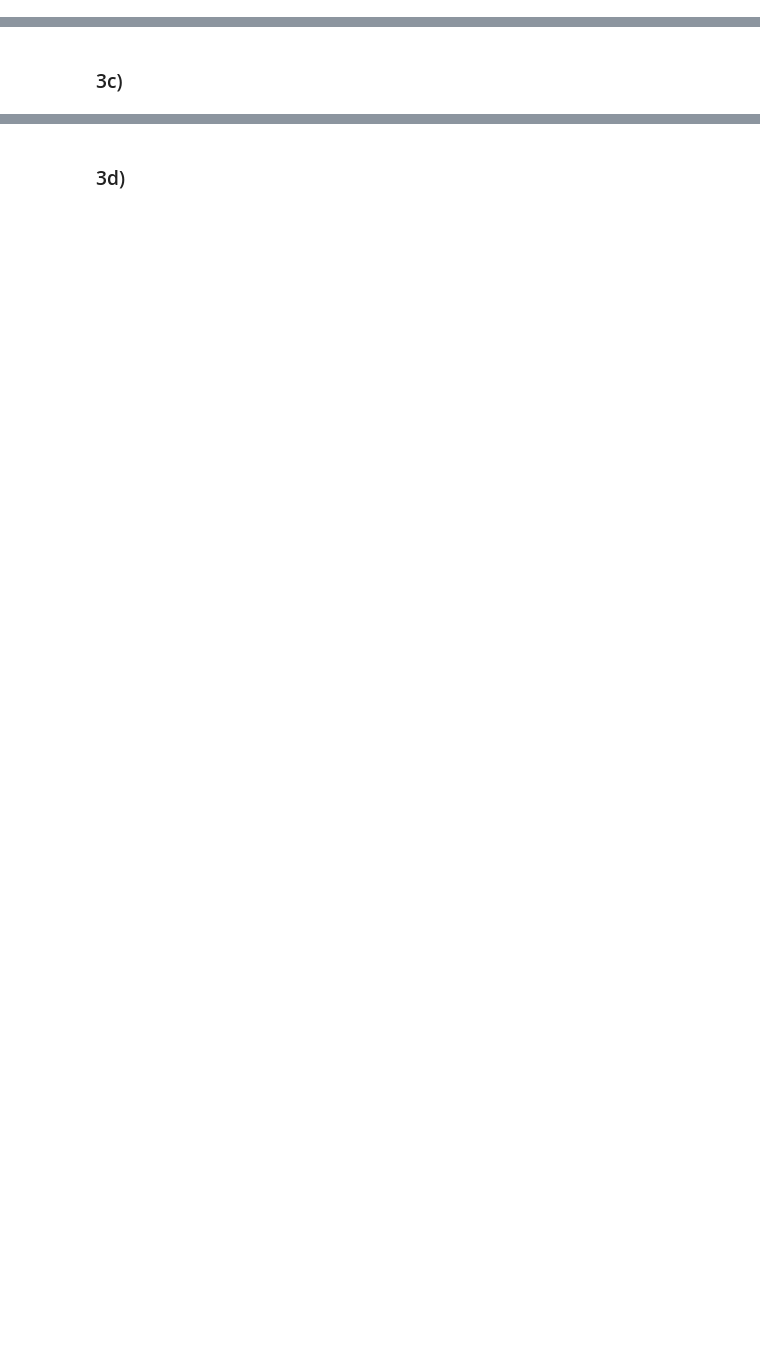
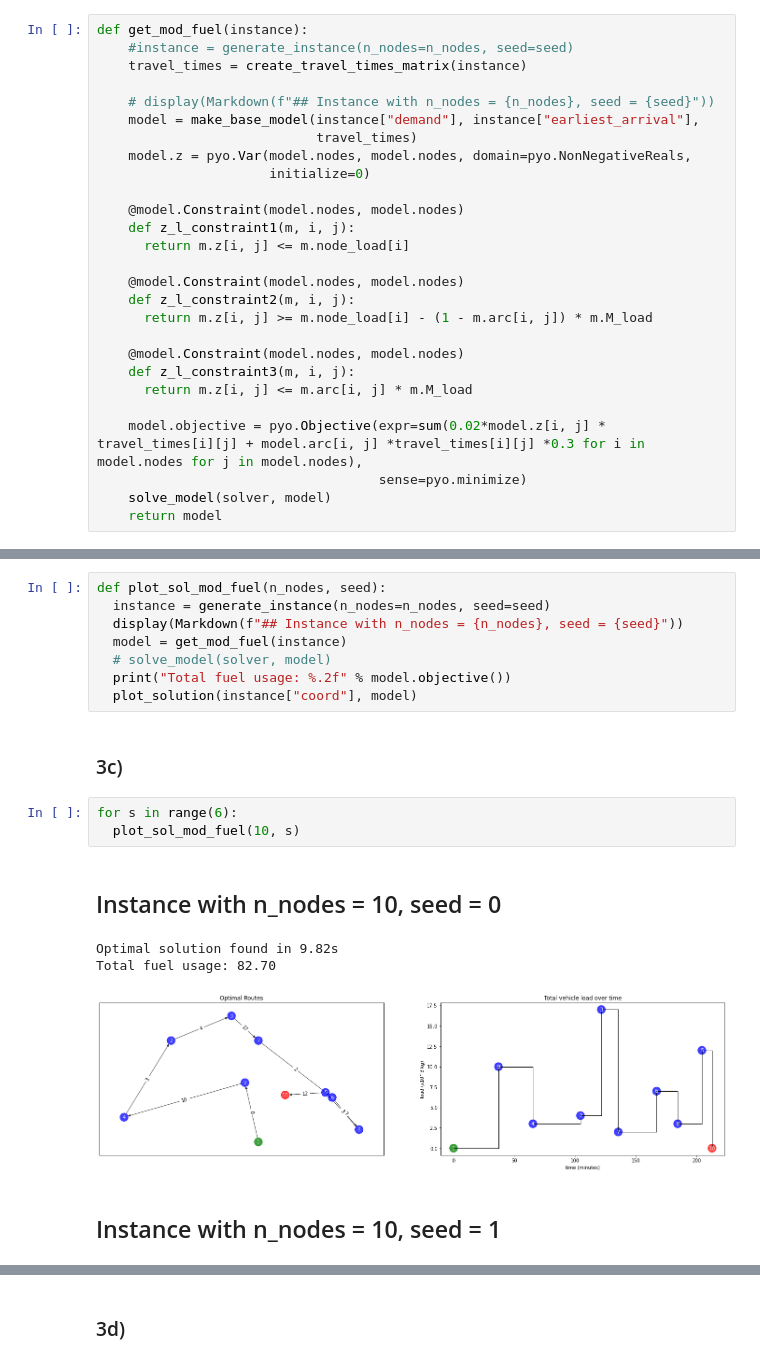
Before and after one commit to AnhVanGiang/MO, a Jupyter notebook: agg350_MO_Assignment_1.ipynb, the cells around one changed output, grey strips where cells are left out. Cells and saved outputs as stored; diff of their text form; blank space fills up the shorter version.

```diff
--- a/agg350_MO_Assignment_1.ipynb
+++ b/agg350_MO_Assignment_1.ipynb
@@ -405,3 +405,30 @@ plot_solution(instance3["coord"], model3)
 Optimal solution found in 0.32s
 Total fuel usage: 46.34
 [figure]
+# %%
+def get_mod_fuel(instance):
+    #instance = generate_instance(n_nodes=n_nodes, seed=seed)
+    travel_times = create_travel_times_matrix(instance)
+
+    # display(Markdown(f"## Instance with n_nodes = {n_nodes}, seed = {seed}"))
+    model = make_base_model(instance["demand"], instance["earliest_arrival"],
+                            travel_times)
+    model.z = pyo.Var(model.nodes, model.nodes, domain=pyo.NonNegativeReals,
+                      initialize=0)
+
+    @model.Constraint(model.nodes, model.nodes)
+    def z_l_constraint1(m, i, j):
+      return m.z[i, j] <= m.node_load[i]
+
+    @model.Constraint(model.nodes, model.nodes)
+    def z_l_constraint2(m, i, j):
+      return m.z[i, j] >= m.node_load[i] - (1 - m.arc[i, j]) * m.M_load
+
+    @model.Constraint(model.nodes, model.nodes)
+    def z_l_constraint3(m, i, j):
+      return m.z[i, j] <= m.arc[i, j] * m.M_load
+
+    model.objective = pyo.Objective(expr=sum(0.02*model.z[i, j] * travel_times[i][j] + model.arc[i, j] *travel_times[i][j] *0.3 for i in model.nodes for j in model.nodes),
+                                    sense=pyo.minimize)
+    solve_model(solver, model)
+    return model
@@ -408,2 +445,19 @@ Total fuel usage: 46.34
+# %%
+def plot_sol_mod_fuel(n_nodes, seed):
+  instance = generate_instance(n_nodes=n_nodes, seed=seed)
+  display(Markdown(f"## Instance with n_nodes = {n_nodes}, seed = {seed}"))
+  model = get_mod_fuel(instance)
+  # solve_model(solver, model)
+  print("Total fuel usage: %.2f" % model.objective())
+  plot_solution(instance["coord"], model)
 # %% [markdown]
 ### 3c)
+# %%
+for s in range(6):
+  plot_sol_mod_fuel(10, s)
+# %% [output]
+## Instance with n_nodes = 10, seed = 0
+Optimal solution found in 9.82s
+Total fuel usage: 82.70
+[figure, added]
+## Instance with n_nodes = 10, seed = 1
```
Also changed, not shown: parts of 5 cells of this notebook.
